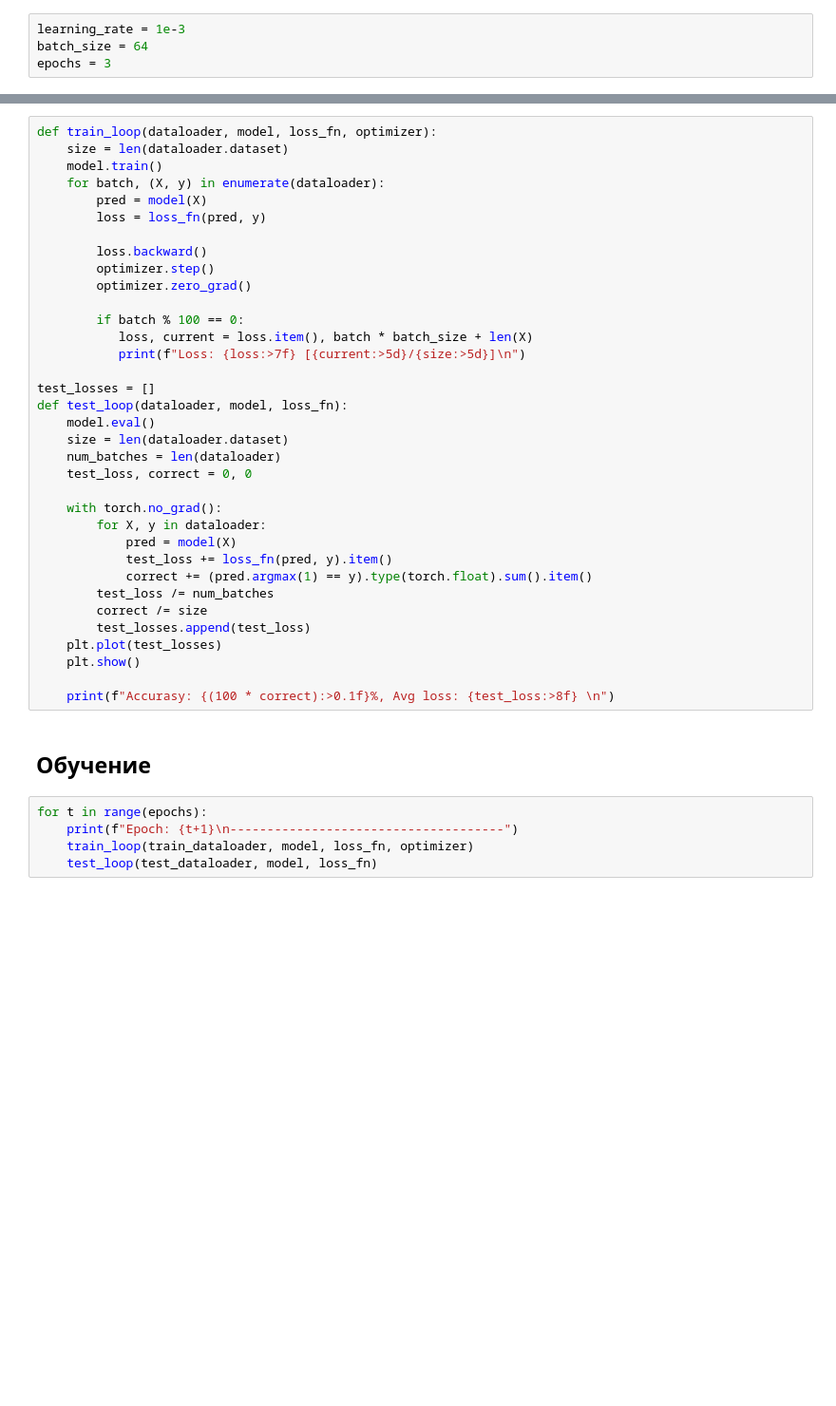
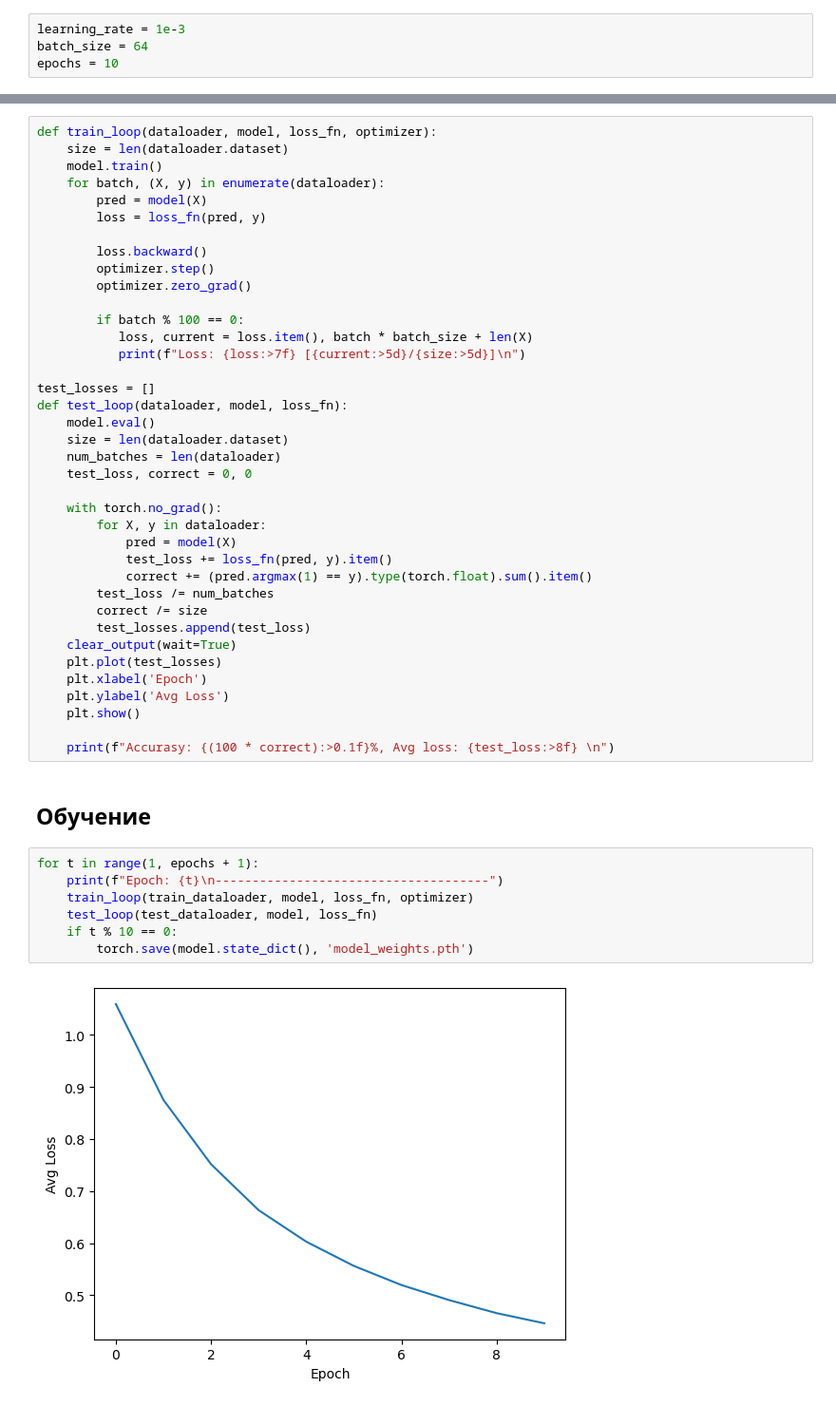
Before and after one commit to Senox55/MNIST-ml, a Jupyter notebook: Mnist.ipynb, the cells around one changed output, grey strips where cells are left out. Shown at 95% size. Cells and saved outputs as stored; diff of their text form; blank space fills up the shorter version.

Commit message:
add change graphic inplace + test image manually

```diff
--- a/Mnist.ipynb
+++ b/Mnist.ipynb
@@ -95,7 +96,7 @@ NeuralNetwork(
 # %%
 learning_rate = 1e-3
 batch_size = 64
-epochs = 3
+epochs = 10
 # %% [markdown]
 ## Задаем функию потерь
 # %%
@@ -137,15 +138,21 @@ def test_loop(dataloader, model, loss_fn):
         test_loss /= num_batches
         correct /= size
         test_losses.append(test_loss)
+    clear_output(wait=True)
     plt.plot(test_losses)
+    plt.xlabel('Epoch')
+    plt.ylabel('Avg Loss')
     plt.show()
 
     print(f"Accurasy: {(100 * correct):>0.1f}%, Avg loss: {test_loss:>8f} \n")
 # %% [markdown]
 ## Обучение
 # %%
-for t in range(epochs):
-    print(f"Epoch: {t+1}\n-------------------------------------")
+for t in range(1, epochs + 1):
+    print(f"Epoch: {t}\n-------------------------------------")
     train_loop(train_dataloader, model, loss_fn, optimizer)
     test_loop(test_dataloader, model, loss_fn)
+    if t % 10 == 0:
+        torch.save(model.state_dict(), 'model_weights.pth')
 # %% [output]
+[figure, new version]
```
Also changed, not shown: parts of 7 cells of this notebook, 1 other file.
